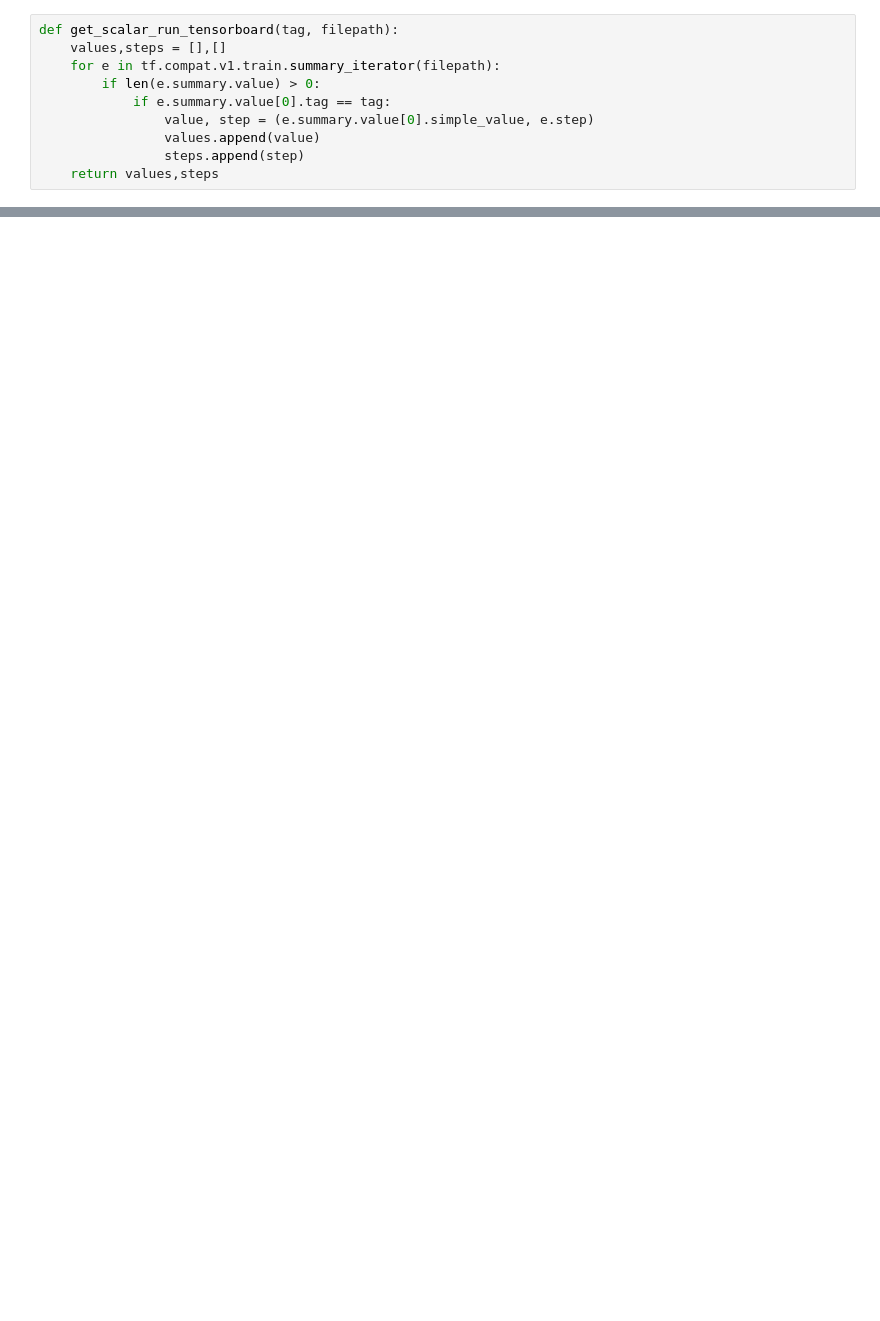
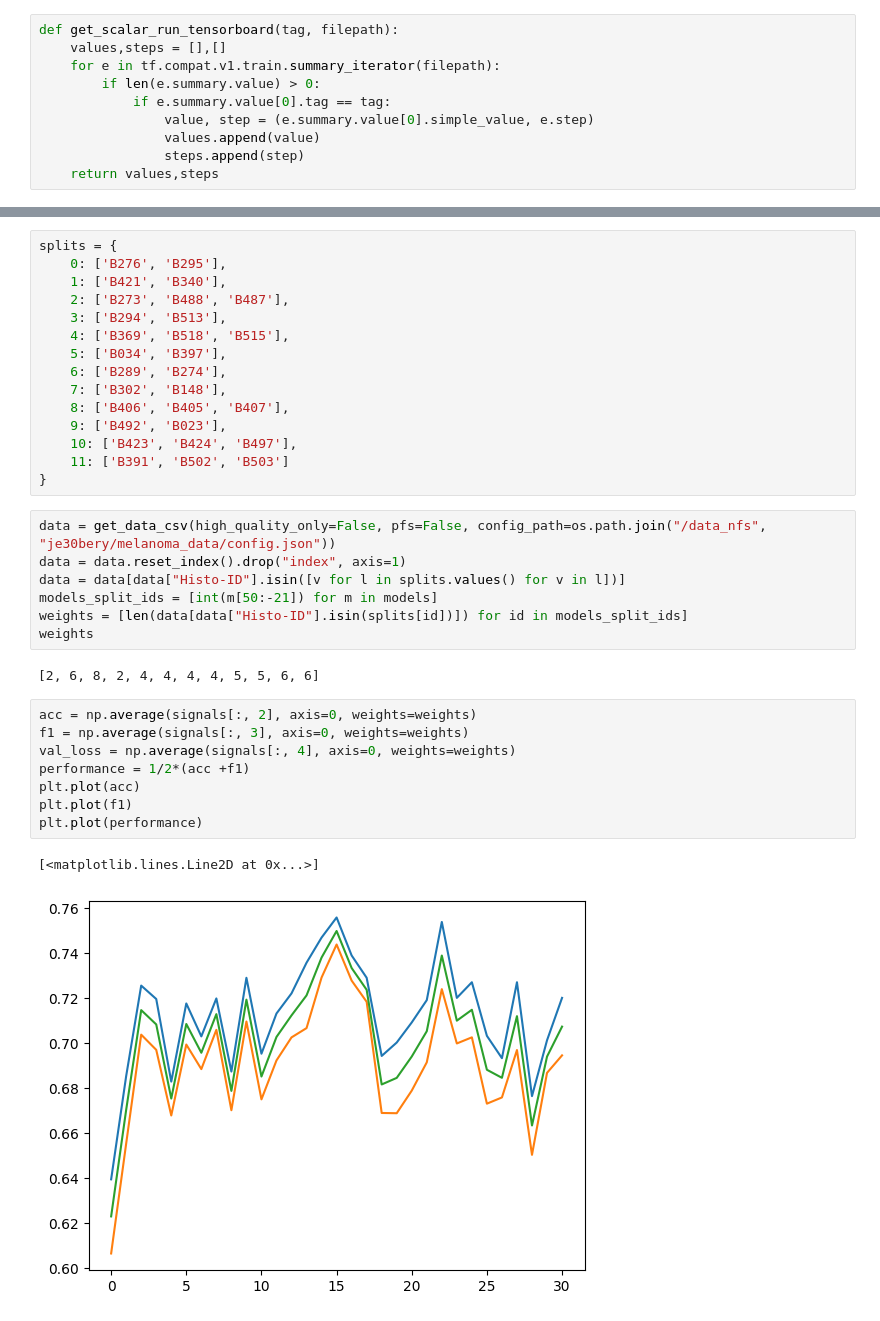
Before and after one commit to bionetslab/xml_melc_melanoma, a Jupyter notebook: notebooks/generate_tensorboard_plots.ipynb, the cells around one changed output, grey strips where cells are left out. Cells and saved outputs as stored; diff of their text form; blank space fills up the shorter version.

Commit message:
specify split

```diff
--- a/notebooks/generate_tensorboard_plots.ipynb
+++ b/notebooks/generate_tensorboard_plots.ipynb
@@ -43,0 +70,35 @@ def get_scalar_run_tensorboard(tag, filepath):
+# %%
+splits = {
+    0: ['B276', 'B295'],
+    1: ['B421', 'B340'],
+    2: ['B273', 'B488', 'B487'],
+    3: ['B294', 'B513'],
+    4: ['B369', 'B518', 'B515'],
+    5: ['B034', 'B397'],
+    6: ['B289', 'B274'],
+    7: ['B302', 'B148'],
+    8: ['B406', 'B405', 'B407'],
+    9: ['B492', 'B023'],
+    10: ['B423', 'B424', 'B497'],
+    11: ['B391', 'B502', 'B503']
+}
+# %%
+data = get_data_csv(high_quality_only=False, pfs=False, config_path=os.path.join("/data_nfs", "je30bery/melanoma_data/config.json"))
+data = data.reset_index().drop("index", axis=1)
+data = data[data["Histo-ID"].isin([v for l in splits.values() for v in l])]
+models_split_ids = [int(m[50:-21]) for m in models]
+weights = [len(data[data["Histo-ID"].isin(splits[id])]) for id in models_split_ids]
+weights
+# %% [output]
+[2, 6, 8, 2, 4, 4, 4, 4, 5, 5, 6, 6]
+# %%
+acc = np.average(signals[:, 2], axis=0, weights=weights)
+f1 = np.average(signals[:, 3], axis=0, weights=weights)
+val_loss = np.average(signals[:, 4], axis=0, weights=weights)
+performance = 1/2*(acc +f1)
+plt.plot(acc)
+plt.plot(f1)
+plt.plot(performance)
+# %% [output]
+[<matplotlib.lines.Line2D at 0x...>]
+[figure, added]
```
Also changed, not shown: parts of 6 cells of this notebook, 4 other files.
